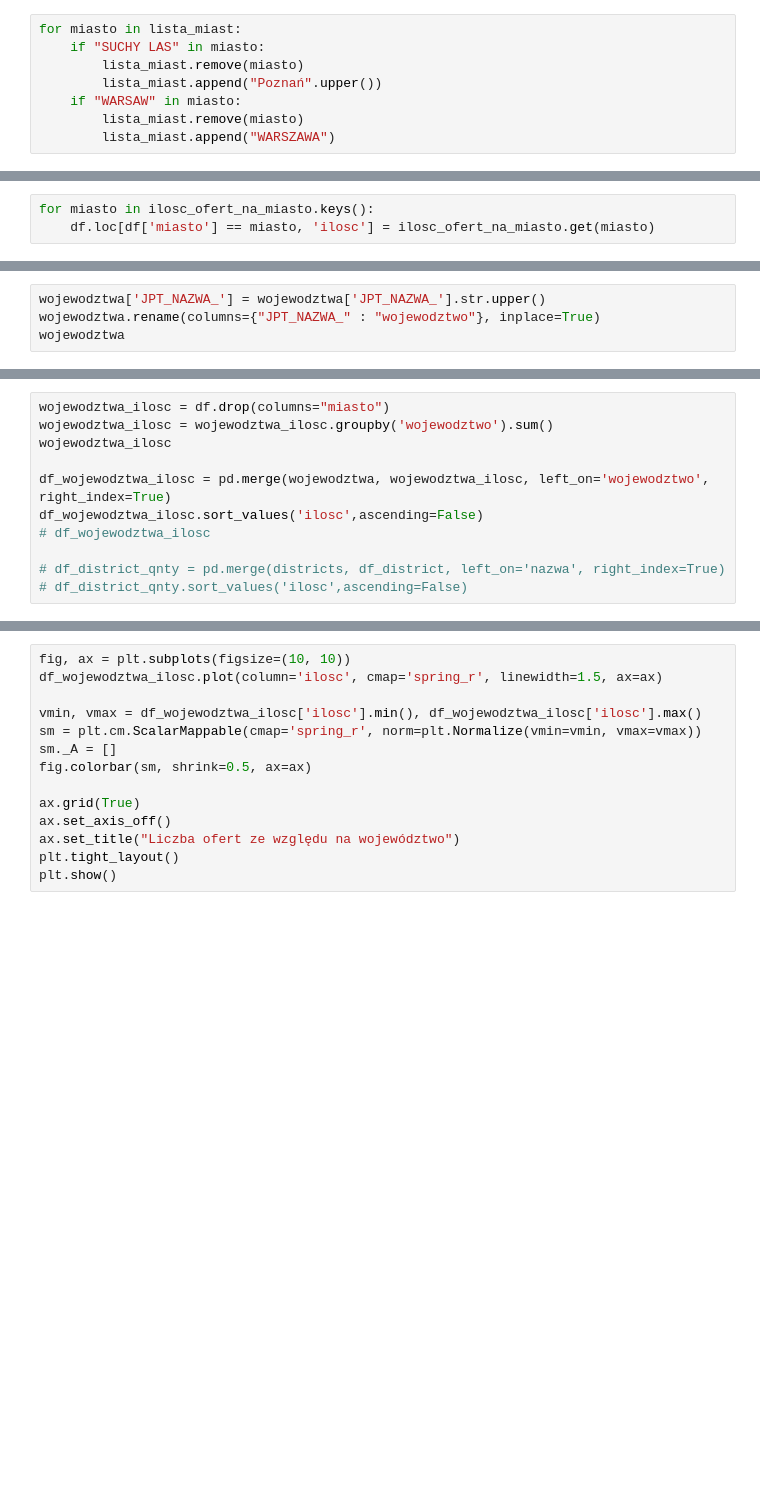
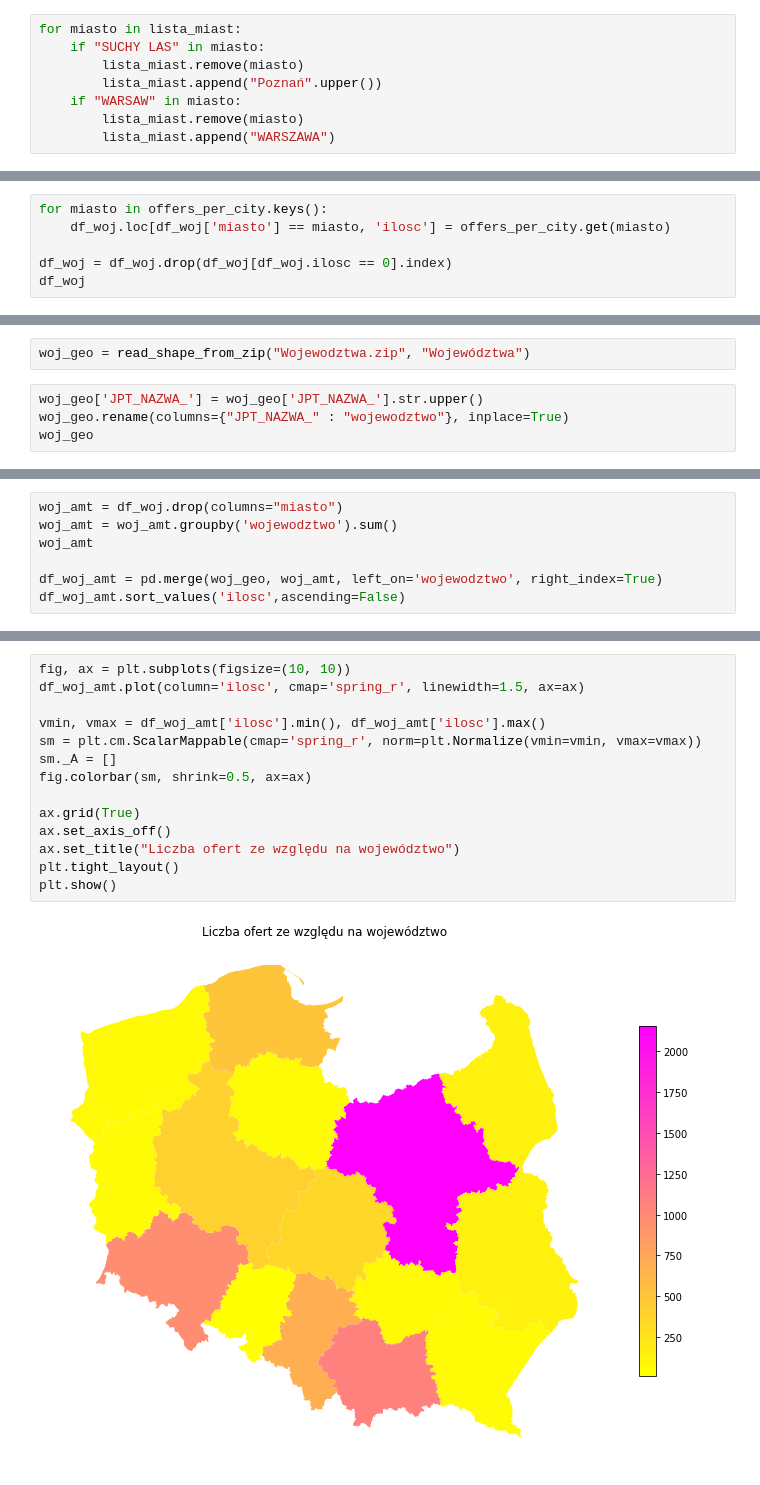
Before and after one commit to Kajiysor/Projekt_Wizualizacja_Danych, a Jupyter notebook: csv_handling.ipynb, the cells around one changed output, grey strips where cells are left out. Saved outputs shown, nothing was run; the diff lists cells and outputs as text; blank space fills up the shorter version.

```diff
--- a/csv_handling.ipynb
+++ b/csv_handling.ipynb
@@ -85,3 +150,6 @@ df.loc[df['miasto'] == 'WARSZAWA', 'ilosc'] = 10
 # %%
-for miasto in ilosc_ofert_na_miasto.keys():
-    df.loc[df['miasto'] == miasto, 'ilosc'] = ilosc_ofert_na_miasto.get(miasto)
+for miasto in offers_per_city.keys():
+    df_woj.loc[df_woj['miasto'] == miasto, 'ilosc'] = offers_per_city.get(miasto)
+
+df_woj = df_woj.drop(df_woj[df_woj.ilosc == 0].index)
+df_woj
@@ -94,4 +174,6 @@ df
+# %%
+woj_geo = read_shape_from_zip("Wojewodztwa.zip", "Województwa")
 # %%
-wojewodztwa['JPT_NAZWA_'] = wojewodztwa['JPT_NAZWA_'].str.upper()
-wojewodztwa.rename(columns={"JPT_NAZWA_" : "wojewodztwo"}, inplace=True)
-wojewodztwa
+woj_geo['JPT_NAZWA_'] = woj_geo['JPT_NAZWA_'].str.upper()
+woj_geo.rename(columns={"JPT_NAZWA_" : "wojewodztwo"}, inplace=True)
+woj_geo
@@ -98,11 +199,7 @@ wojewodztwa
 # %%
-wojewodztwa_ilosc = df.drop(columns="miasto")
-wojewodztwa_ilosc = wojewodztwa_ilosc.groupby('wojewodztwo').sum()
-wojewodztwa_ilosc
+woj_amt = df_woj.drop(columns="miasto")
+woj_amt = woj_amt.groupby('wojewodztwo').sum()
+woj_amt
 
-df_wojewodztwa_ilosc = pd.merge(wojewodztwa, wojewodztwa_ilosc, left_on='wojewodztwo', right_index=True)
-df_wojewodztwa_ilosc.sort_values('ilosc',ascending=False)
-# df_wojewodztwa_ilosc
-
-# df_district_qnty = pd.merge(districts, df_district, left_on='nazwa', right_index=True)
-# df_district_qnty.sort_values('ilosc',ascending=False)
+df_woj_amt = pd.merge(woj_geo, woj_amt, left_on='wojewodztwo', right_index=True)
+df_woj_amt.sort_values('ilosc',ascending=False)
@@ -109,15 +224,17 @@ df_wojewodztwa_ilosc.sort_values('ilosc',ascending=False)
 # %%
 fig, ax = plt.subplots(figsize=(10, 10))
-df_wojewodztwa_ilosc.plot(column='ilosc', cmap='spring_r', linewidth=1.5, ax=ax)
+df_woj_amt.plot(column='ilosc', cmap='spring_r', linewidth=1.5, ax=ax)
 
-vmin, vmax = df_wojewodztwa_ilosc['ilosc'].min(), df_wojewodztwa_ilosc['ilosc'].max()
+vmin, vmax = df_woj_amt['ilosc'].min(), df_woj_amt['ilosc'].max()
 sm = plt.cm.ScalarMappable(cmap='spring_r', norm=plt.Normalize(vmin=vmin, vmax=vmax))
 sm._A = []
 fig.colorbar(sm, shrink=0.5, ax=ax)
 
 ax.grid(True)
 ax.set_axis_off()
 ax.set_title("Liczba ofert ze względu na województwo")
 plt.tight_layout()
 plt.show()
+# %% [output]
+[figure, added]
 # %%
```
Also changed, not shown: parts of 34 cells of this notebook.
